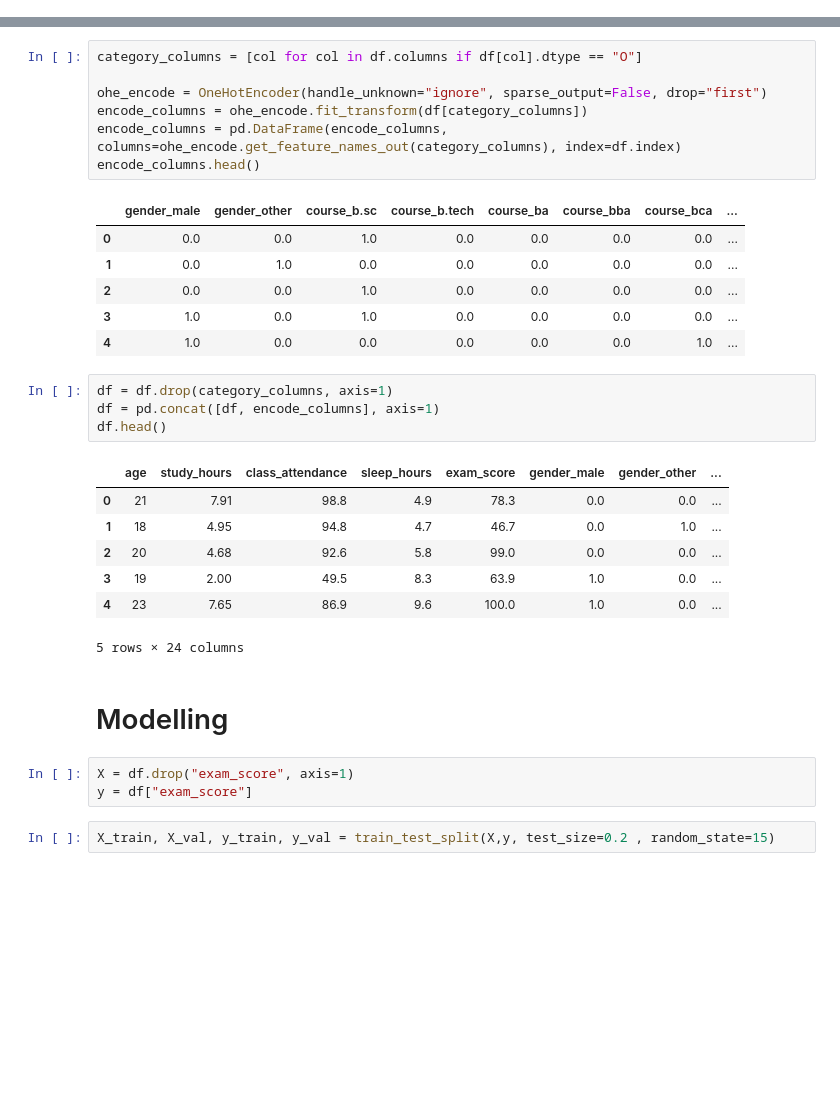
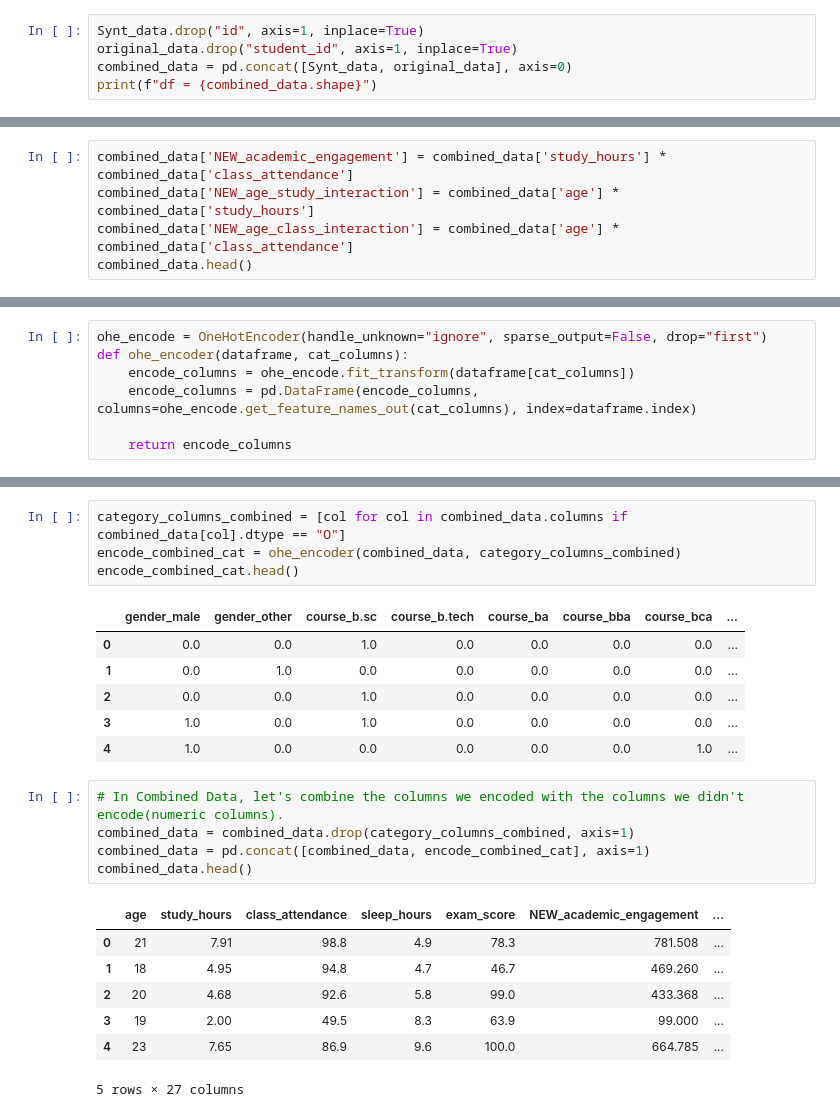
Before and after one commit to BahriDogru/Predicting-Student-Test-Scores-KCPS-S6E1, a Jupyter notebook: main.ipynb, the cells around one changed output, grey strips where cells are left out. Cells and saved outputs as stored; diff of their text form; blank space fills up the shorter version.

Commit message:
Model comparisons based on dataset.

```diff
--- a/main.ipynb
+++ b/main.ipynb
@@ -57,0 +205,5 @@ df.head()
+# %%
+Synt_data.drop("id", axis=1, inplace=True)
+original_data.drop("student_id", axis=1, inplace=True)
+combined_data = pd.concat([Synt_data, original_data], axis=0)
+print(f"df = {combined_data.shape}")
@@ -57,0 +224,5 @@ df.head()
+# %%
+combined_data['NEW_academic_engagement'] = combined_data['study_hours'] * combined_data['class_attendance']
+combined_data['NEW_age_study_interaction'] = combined_data['age'] * combined_data['study_hours']
+combined_data['NEW_age_class_interaction'] = combined_data['age'] * combined_data['class_attendance']
+combined_data.head()
@@ -59,0 +266,7 @@ df.head()
+# %%
+ohe_encode = OneHotEncoder(handle_unknown="ignore", sparse_output=False, drop="first")
+def ohe_encoder(dataframe, cat_columns):
+    encode_columns = ohe_encode.fit_transform(dataframe[cat_columns])
+    encode_columns = pd.DataFrame(encode_columns, columns=ohe_encode.get_feature_names_out(cat_columns), index=dataframe.index)
+
+    return encode_columns
@@ -60,10 +275,7 @@ df.head()
 # %%
-category_columns = [col for col in df.columns if df[col].dtype == "O"]
-
-ohe_encode = OneHotEncoder(handle_unknown="ignore", sparse_output=False, drop="first")
-encode_columns = ohe_encode.fit_transform(df[category_columns])
-encode_columns = pd.DataFrame(encode_columns, columns=ohe_encode.get_feature_names_out(category_columns), index=df.index)
-encode_columns.head()
+category_columns_combined = [col for col in combined_data.columns if combined_data[col].dtype == "O"]
+encode_combined_cat = ohe_encoder(combined_data, category_columns_combined)
+encode_combined_cat.head()
 # %% [output]
 |  | gender_male | gender_other | course_b.sc | course_b.tech | course_ba | course_bba | course_bca | ... |
 | 0 | 0.0 | 0.0 | 1.0 | 0.0 | 0.0 | 0.0 | 0.0 | ... |
@@ -72,21 +284,15 @@ encode_columns.head()
 | 3 | 1.0 | 0.0 | 1.0 | 0.0 | 0.0 | 0.0 | 0.0 | ... |
 | 4 | 1.0 | 0.0 | 0.0 | 0.0 | 0.0 | 0.0 | 1.0 | ... |
 # %%
-df = df.drop(category_columns, axis=1)
-df = pd.concat([df, encode_columns], axis=1)
-df.head()
+# In Combined Data, let's combine the columns we encoded with the columns we didn't encode(numeric columns).
+combined_data = combined_data.drop(category_columns_combined, axis=1)
+combined_data = pd.concat([combined_data, encode_combined_cat], axis=1)
+combined_data.head()
 # %% [output]
-|  | age | study_hours | class_attendance | sleep_hours | exam_score | gender_male | gender_other | ... |
-| 0 | 21 | 7.91 | 98.8 | 4.9 | 78.3 | 0.0 | 0.0 | ... |
-| 1 | 18 | 4.95 | 94.8 | 4.7 | 46.7 | 0.0 | 1.0 | ... |
-| 2 | 20 | 4.68 | 92.6 | 5.8 | 99.0 | 0.0 | 0.0 | ... |
-| 3 | 19 | 2.00 | 49.5 | 8.3 | 63.9 | 1.0 | 0.0 | ... |
-| 4 | 23 | 7.65 | 86.9 | 9.6 | 100.0 | 1.0 | 0.0 | ... |
+|  | age | study_hours | class_attendance | sleep_hours | exam_score | NEW_academic_engagement | ... |
+| 0 | 21 | 7.91 | 98.8 | 4.9 | 78.3 | 781.508 | ... |
+| 1 | 18 | 4.95 | 94.8 | 4.7 | 46.7 | 469.260 | ... |
+| 2 | 20 | 4.68 | 92.6 | 5.8 | 99.0 | 433.368 | ... |
+| 3 | 19 | 2.00 | 49.5 | 8.3 | 63.9 | 99.000 | ... |
+| 4 | 23 | 7.65 | 86.9 | 9.6 | 100.0 | 664.785 | ... |
-5 rows × 24 columns
+5 rows × 27 columns
-# %% [markdown]
-# Modelling
-# %%
-X = df.drop("exam_score", axis=1)
-y = df["exam_score"]
-# %%
-X_train, X_val, y_train, y_val = train_test_split(X,y, test_size=0.2 , random_state=15)
```
Also changed, not shown: parts of 75 cells of this notebook, 18 other files.
